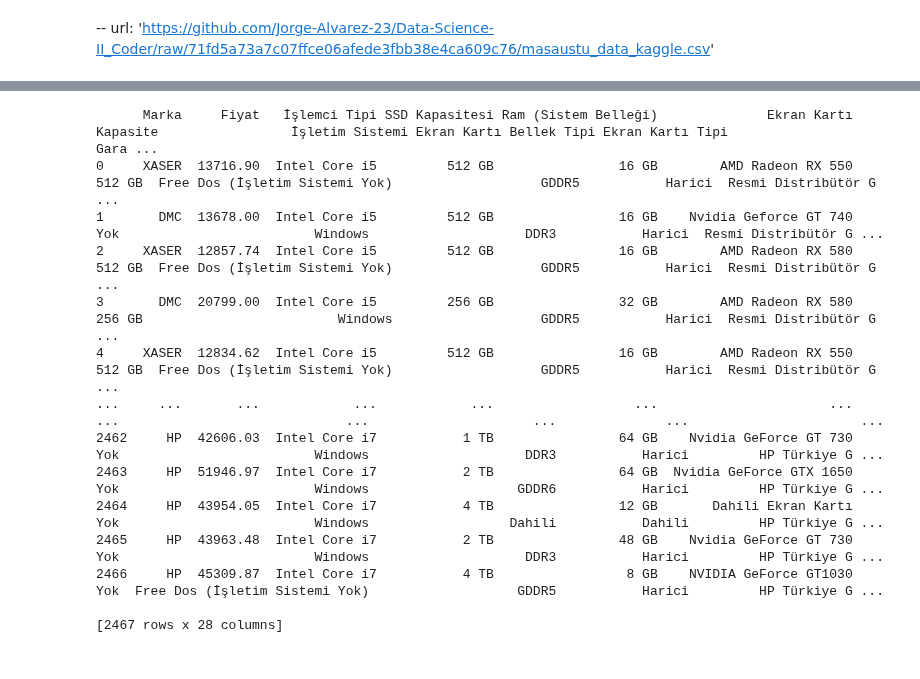
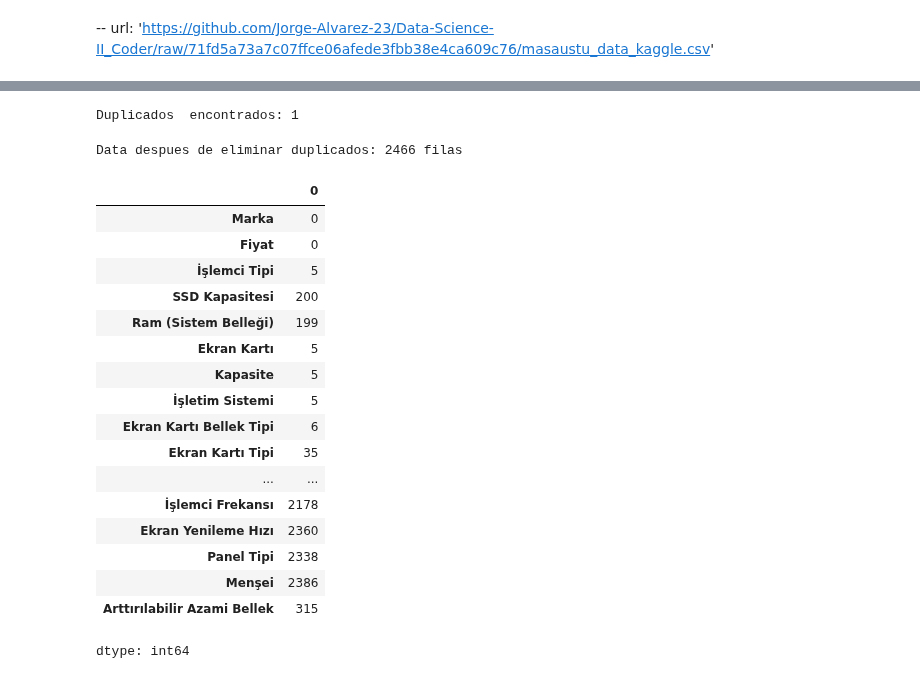
Before and after one commit to Jorge-Alvarez-23/Data-Science-II_Coder, a Jupyter notebook: PROYECTO.ipynb, the cells around one changed output, grey strips where cells are left out. Saved outputs shown, nothing was run; the diff lists cells and outputs as text; code cells hidden in the pictures.

```diff
--- a/PROYECTO.ipynb
+++ b/PROYECTO.ipynb
@@ -44,35 +45,31 @@ HP,40557.79,Intel Core i5,1 TB,48
-# %%
-
-
-# Hacer la solicitud GET para obtener el contenido del archivo
-response = requests.get(url)
-
-# Verificar que la solicitud fue exitosa
-if response.status_code == 200:
-    # Leer el contenido CSV directamente en un DataFrame
-    datos = StringIO(response.text)  # Convertir el texto a un objeto similar a un archivo
-    df = pd.read_csv(datos)  # Leer el contenido en un DataFrame
-
-    # Establecer opción para mostrar todas las columnas
-    pd.set_option('display.max_columns', None)  # Muestra todas las columnas
-    pd.set_option('display.expand_frame_repr', False)  # Evita que se divida el DataFrame en múltiples líneas
-
-    # Mostrar el DataFrame
-    print(df)
-else:
-    print(f'Error al acceder al archivo: {response.status_code}')
-# %% [output]
-      Marka     Fiyat   İşlemci Tipi SSD Kapasitesi Ram (Sistem Belleği)              Ekran Kartı Kapasite                 İşletim Sistemi Ekran Kartı Bellek Tipi Ekran Kartı Tipi                 Gara ...
-0     XASER  13716.90  Intel Core i5         512 GB                16 GB        AMD Radeon RX 550   512 GB  Free Dos (İşletim Sistemi Yok)                   GDDR5           Harici  Resmi Distribütör G ...
-1       DMC  13678.00  Intel Core i5         512 GB                16 GB    Nvidia Geforce GT 740      Yok                         Windows                    DDR3           Harici  Resmi Distribütör G ...
-2     XASER  12857.74  Intel Core i5         512 GB                16 GB        AMD Radeon RX 580   512 GB  Free Dos (İşletim Sistemi Yok)                   GDDR5           Harici  Resmi Distribütör G ...
-3       DMC  20799.00  Intel Core i5         256 GB                32 GB        AMD Radeon RX 580   256 GB                         Windows                   GDDR5           Harici  Resmi Distribütör G ...
-4     XASER  12834.62  Intel Core i5         512 GB                16 GB        AMD Radeon RX 550   512 GB  Free Dos (İşletim Sistemi Yok)                   GDDR5           Harici  Resmi Distribütör G ...
-...     ...       ...            ...            ...                  ...                      ...      ...                             ...                     ...              ...                      ...
-2462     HP  42606.03  Intel Core i7           1 TB                64 GB    Nvidia GeForce GT 730      Yok                         Windows                    DDR3           Harici         HP Türkiye G ...
-2463     HP  51946.97  Intel Core i7           2 TB                64 GB  Nvidia GeForce GTX 1650      Yok                         Windows                   GDDR6           Harici         HP Türkiye G ...
-2464     HP  43954.05  Intel Core i7           4 TB                12 GB       Dahili Ekran Kartı      Yok                         Windows                  Dahili           Dahili         HP Türkiye G ...
-2465     HP  43963.48  Intel Core i7           2 TB                48 GB    Nvidia GeForce GT 730      Yok                         Windows                    DDR3           Harici         HP Türkiye G ...
-2466     HP  45309.87  Intel Core i7           4 TB                 8 GB    NVIDIA GeForce GT1030      Yok  Free Dos (İşletim Sistemi Yok)                   GDDR5           Harici         HP Türkiye G ...
-
-[2467 rows x 28 columns]
+# %%
+duplicados = df.duplicated()
+print(f"Duplicados  encontrados: {duplicados.sum()}")
+# %% [output]
+Duplicados  encontrados: 1
+# %%
+df = df.drop_duplicates()
+print(f"Data despues de eliminar duplicados: {len(df)} filas")
+# %% [output]
+Data despues de eliminar duplicados: 2466 filas
+# %%
+df.isnull().sum()
+# %% [output]
+|  | 0 |
+| Marka | 0 |
+| Fiyat | 0 |
+| İşlemci Tipi | 5 |
+| SSD Kapasitesi | 200 |
+| Ram (Sistem Belleği) | 199 |
+| Ekran Kartı | 5 |
+| Kapasite | 5 |
+| İşletim Sistemi | 5 |
+| Ekran Kartı Bellek Tipi | 6 |
+| Ekran Kartı Tipi | 35 |
+| ... | ... |
+| İşlemci Frekansı | 2178 |
+| Ekran Yenileme Hızı | 2360 |
+| Panel Tipi | 2338 |
+| Menşei | 2386 |
+| Arttırılabilir Azami Bellek | 315 |
+dtype: int64
```
Also changed, not shown: parts of 3 cells of this notebook.
